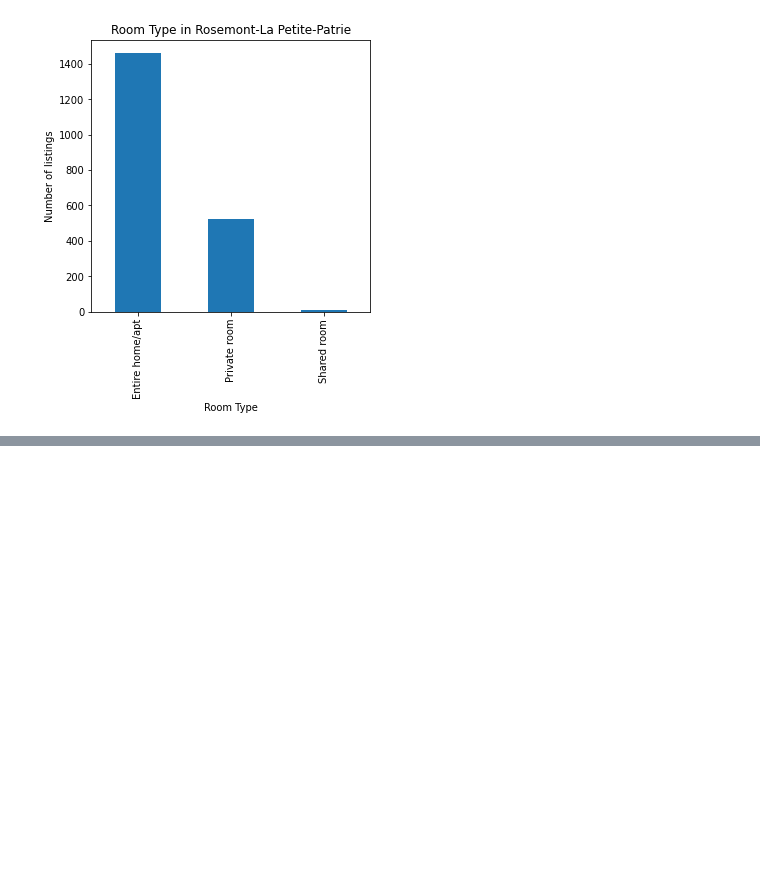
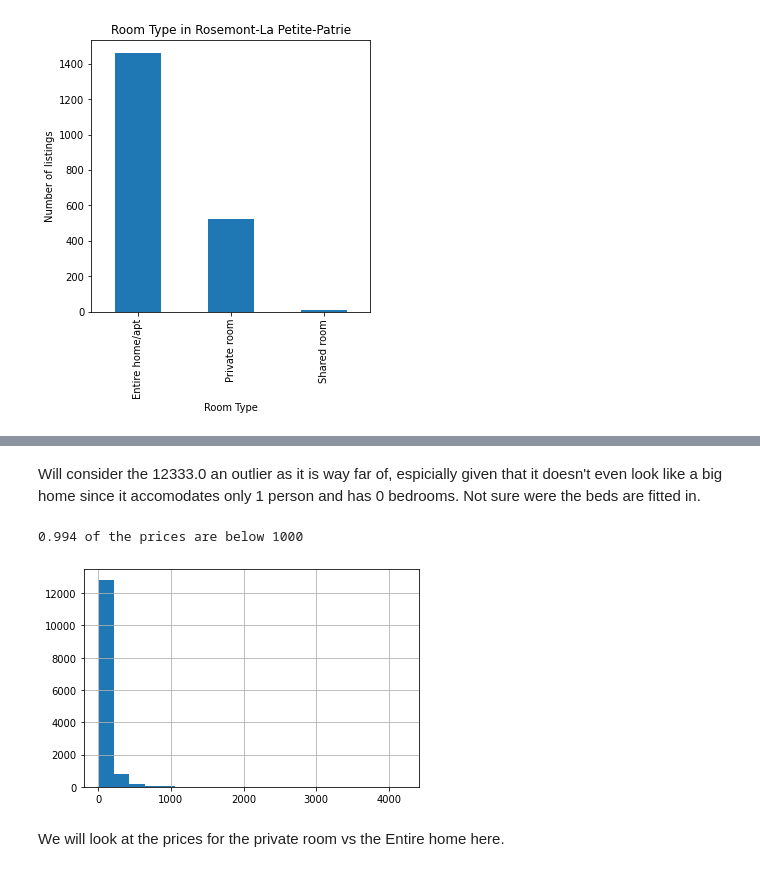
Before and after one commit to FaiBarazi/airbnb_mtl_prices, a Jupyter notebook: airbnb_mtl_prices.ipynb, the cells around one changed output, grey strips where cells are left out. Saved outputs shown, nothing was run; the diff lists cells and outputs as text; code cells hidden in the pictures; blank space fills up the shorter version.

```diff
--- a/airbnb_mtl_prices.ipynb
+++ b/airbnb_mtl_prices.ipynb
@@ -366,0 +369,14 @@ array([-3.02673522e-02,  1.66478171e+01,  5.30549531e+01, -2.24213896e+00,
+# %% [markdown]
+Will consider the 12333.0 an outlier as it is way far of, espicially given that it doesn't even look like a big home since it accomodates only 1 person and has 0 bedrooms. Not sure were the beds are fitted in.
+# %%
+df_pred = df_pred[df_pred['price'] <  5000 ]
+price_5000 = df_pred['price']
+price_5000.hist(bins=20)
+price_1000 = df_pred[df_pred['price'] <  1000 ]['price']
+result = price_1000.count()/price_5000.count()
+print(f'{round(result,3)} of the prices are below 1000')
+# %% [output]
+0.994 of the prices are below 1000
+[figure, added]
+# %% [markdown]
+We will look at the prices for the private room vs the Entire home here.
```
Also changed, not shown: parts of 67 cells of this notebook.
